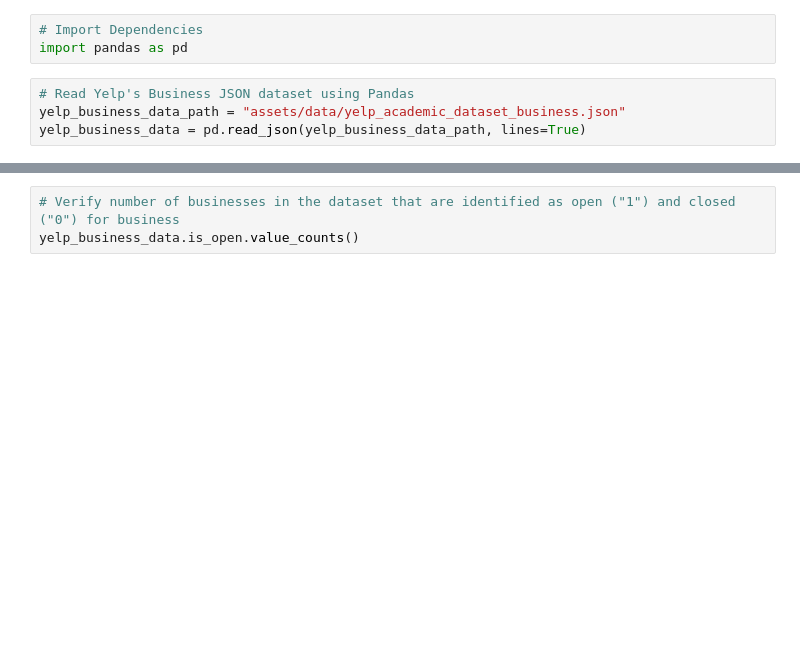
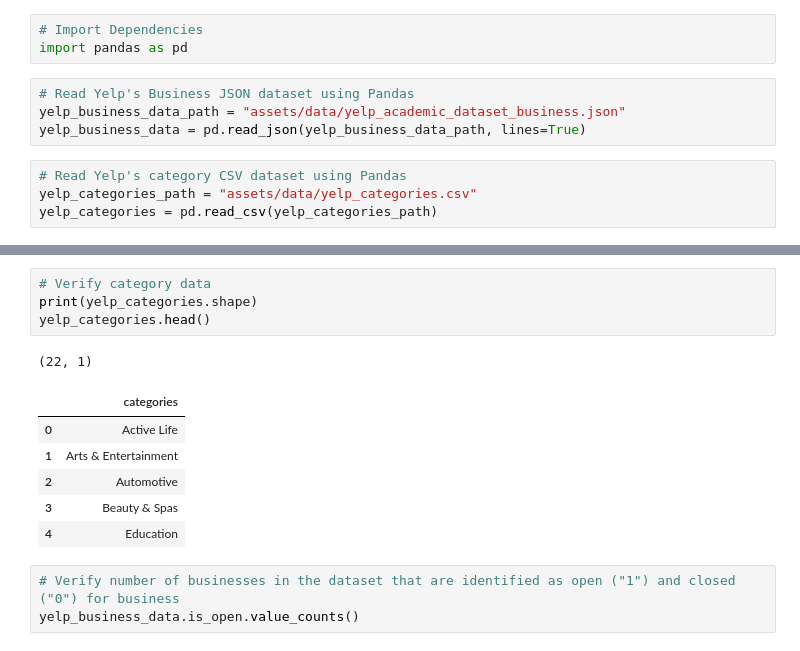
Before and after one commit to anulkar/yelp-visualizations, a Jupyter notebook: yelp_dataset_cleanup.ipynb, the cells around one changed output, grey strips where cells are left out. Cells and saved outputs as stored; diff of their text form; blank space fills up the shorter version.

```diff
--- a/yelp_dataset_cleanup.ipynb
+++ b/yelp_dataset_cleanup.ipynb
@@ -5,6 +5,10 @@ import pandas as pd
 # Read Yelp's Business JSON dataset using Pandas
 yelp_business_data_path = "assets/data/yelp_academic_dataset_business.json"
 yelp_business_data = pd.read_json(yelp_business_data_path, lines=True)
+# %%
+# Read Yelp's category CSV dataset using Pandas
+yelp_categories_path = "assets/data/yelp_categories.csv"
+yelp_categories = pd.read_csv(yelp_categories_path)
 # %%
 # Verify business data
 print(yelp_business_data.shape)
@@ -17,6 +21,18 @@ yelp_business_data.head()
 | 2 | XNoUzKckATkOD1hP6vghZg | Felinus | 3554 Rue Notre-Dame O | Montreal | QC | H4C 1P4 | 45.479984 | -73.580070 | 5.0 | ... |
 | 3 | 6OAZjbxqM5ol29BuHsil3w | Nevada House of Hose | 1015 Sharp Cir | North Las Vegas | NV | 89030 | 36.219728 | -115.127725 | 2.5 | ... |
 | 4 | 51M2Kk903DFYI6gnB5I6SQ | USE MY GUY SERVICES LLC | 4827 E Downing Cir | Mesa | AZ | 85205 | 33.428065 | -111.726648 | 4.5 | ... |
+# %%
+# Verify category data
+print(yelp_categories.shape)
+yelp_categories.head()
+# %% [output]
+(22, 1)
+|  | categories |
+| 0 | Active Life |
+| 1 | Arts & Entertainment |
+| 2 | Automotive |
+| 3 | Beauty & Spas |
+| 4 | Education |
 # %%
 # Verify number of businesses in the dataset that are identified as open ("1") and closed ("0") for business
 yelp_business_data.is_open.value_counts()
```
Also changed, not shown: parts of 7 cells of this notebook, 2 other files.
